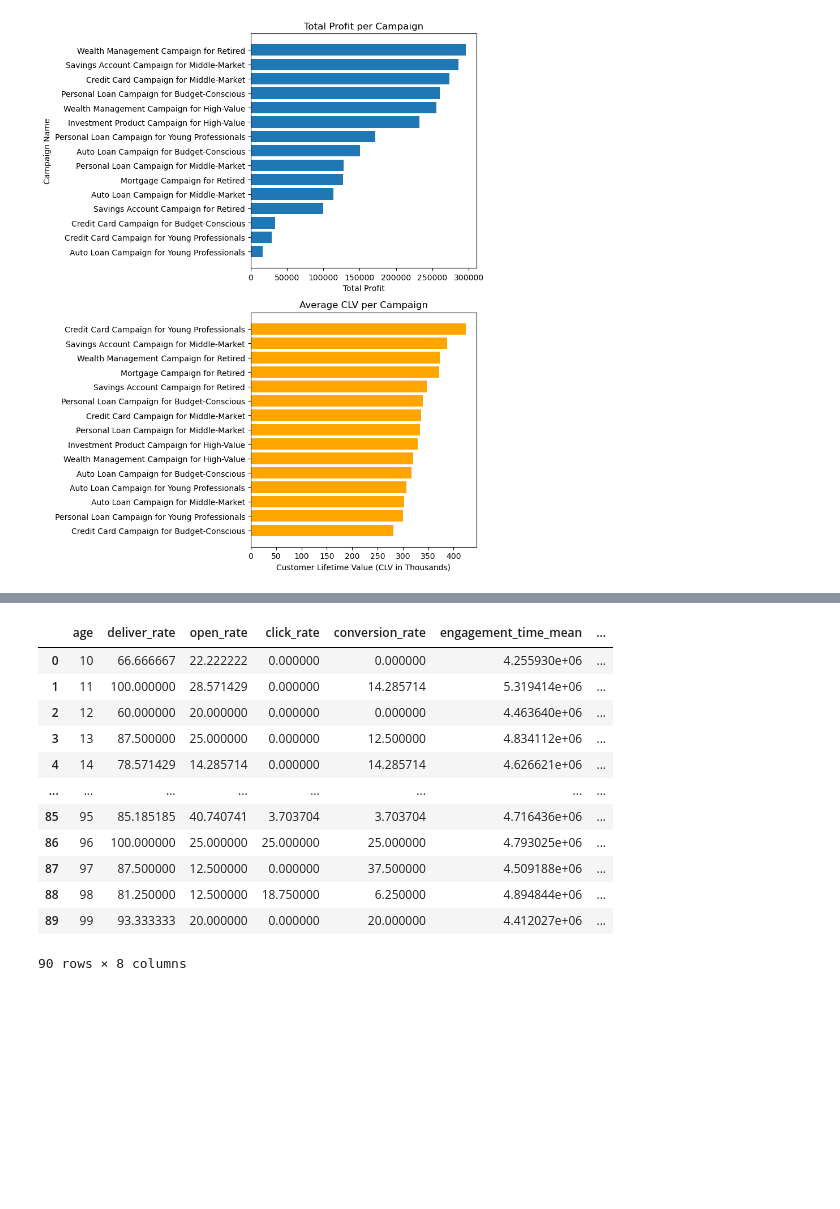
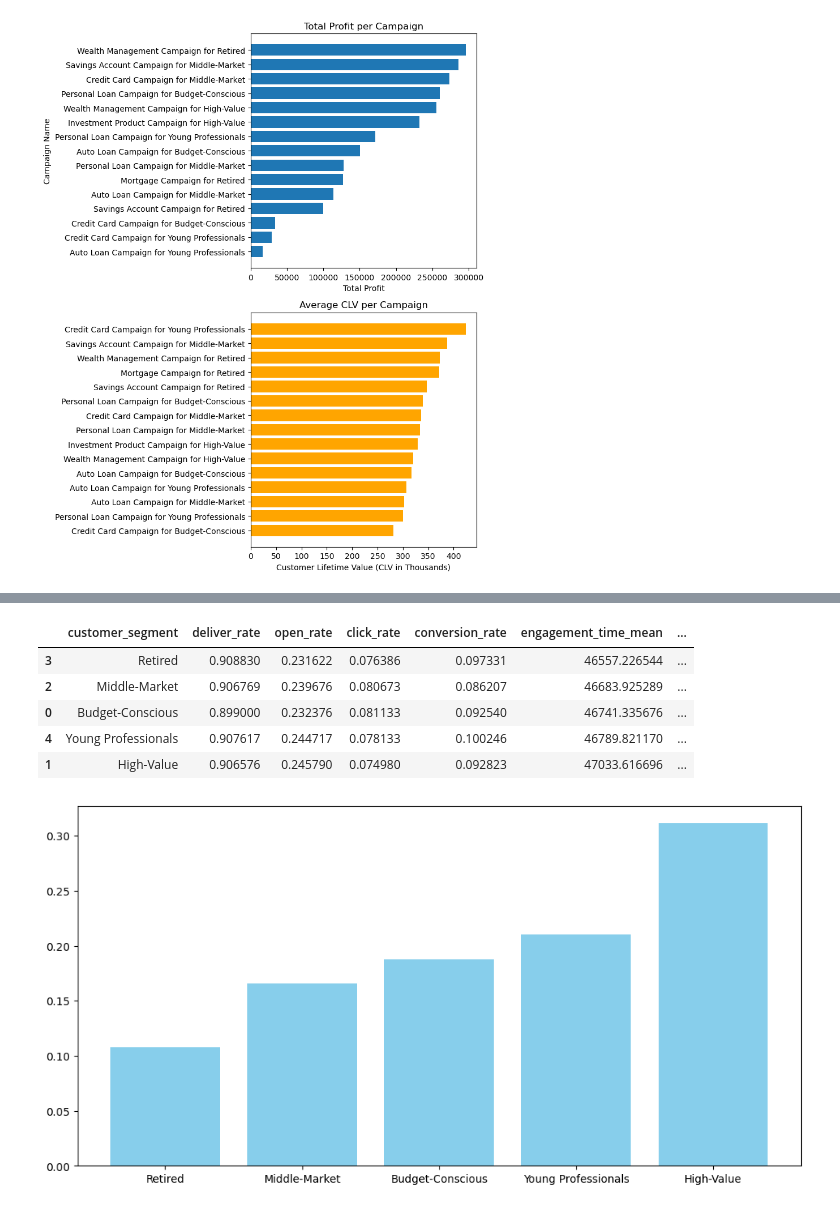
Before and after one commit to andrew250402/DSA3101-Project, a Jupyter notebook: Notebooks/a4-campaign-impact-analysis.ipynb, the cells around one changed output, grey strips where cells are left out. Cells and saved outputs as stored; diff of their text form; code cells hidden in the pictures; blank space fills up the shorter version.

```diff
--- a/Notebooks/a4-campaign-impact-analysis.ipynb
+++ b/Notebooks/a4-campaign-impact-analysis.ipynb
@@ -271,2 +269,4 @@ Text(0.5, 1.0, 'CLV vs Total Profit by Campaign')
 # %%
-df_customers = pd.read_csv("../Data DSA3101/customers.csv")
+customer_data = pd.read_csv("../Data DSA3101/filtered_customers_with_clusters.csv")
+
+customer_data.head()
@@ -273,8 +280,8 @@ df_customers = pd.read_csv("../Data DSA3101/customers.csv")
 # %%
-df2 = df_customers.merge(df_engagement,on="customer_id")
+df2 = customer_data.merge(df_engagement,on="customer_id")
 binary_columns = ['sent','delivered','opened','clicked','conversion_status']
 df2[binary_columns] = df[binary_columns].replace({"Yes": 1, "No": 0})
 
 df2["engagement_time"] = pd.to_timedelta(df2['engagement_time']).dt.total_seconds()
-df2['engagement_time']
+df2.head()
 # %% [output]
@@ -293,7 +295,3 @@ Name: engagement_time, Length: 28921, dtype: float64
-# %%
-df2["engagement_time_scaled"] = (df2["engagement_time"] - df2["engagement_time"].min()) / (
-    df2["engagement_time"].max() - df2["engagement_time"].min()
-)
 # %%
 def func(var,df2):
   df_job = (df2.groupby(var).agg(
@@ -302,7 +300,7 @@ def func(var,df2):
       click_rate = ('clicked','mean'),
       conversion_rate = ('conversion_status', 'mean'),
       engagement_time_mean = ('engagement_time', 'mean'))
-     .mul(100).reset_index()
+     .reset_index()
 )
 
   df_job["engagement_time_scaled"] = (df_job["engagement_time_mean"] - df_job["engagement_time_mean"].min()) / (
@@ -314,7 +312,12 @@ def func(var,df2):
       0.5 * df_job["click_rate"] +
       0.2 * df_job["engagement_time_scaled"]
   )
-  df_job
+  df_job = df_job.sort_values(by="engagement_score")
+
+  plt.figure(figsize=(12, 6))
+  plt.bar(df_job[var], df_job["engagement_score"], color="skyblue")
+  plt.show
+
   return df_job
 # %%
 func('job',df2)
@@ -366,16 +341,10 @@ df_job
 # %%
-func('age',df2)
+func("customer_segment",df2)
 # %% [output]
-|  | age | deliver_rate | open_rate | click_rate | conversion_rate | engagement_time_mean | ... |
-| 0 | 10 | 66.666667 | 22.222222 | 0.000000 | 0.000000 | 4.255930e+06 | ... |
-| 1 | 11 | 100.000000 | 28.571429 | 0.000000 | 14.285714 | 5.319414e+06 | ... |
-| 2 | 12 | 60.000000 | 20.000000 | 0.000000 | 0.000000 | 4.463640e+06 | ... |
-| 3 | 13 | 87.500000 | 25.000000 | 0.000000 | 12.500000 | 4.834112e+06 | ... |
-| 4 | 14 | 78.571429 | 14.285714 | 0.000000 | 14.285714 | 4.626621e+06 | ... |
-| ... | ... | ... | ... | ... | ... | ... | ... |
-| 85 | 95 | 85.185185 | 40.740741 | 3.703704 | 3.703704 | 4.716436e+06 | ... |
-| 86 | 96 | 100.000000 | 25.000000 | 25.000000 | 25.000000 | 4.793025e+06 | ... |
-| 87 | 97 | 87.500000 | 12.500000 | 0.000000 | 37.500000 | 4.509188e+06 | ... |
-| 88 | 98 | 81.250000 | 12.500000 | 18.750000 | 6.250000 | 4.894844e+06 | ... |
-| 89 | 99 | 93.333333 | 20.000000 | 0.000000 | 20.000000 | 4.412027e+06 | ... |
+|  | customer_segment | deliver_rate | open_rate | click_rate | conversion_rate | engagement_time_mean | ... |
+| 3 | Retired | 0.908830 | 0.231622 | 0.076386 | 0.097331 | 46557.226544 | ... |
+| 2 | Middle-Market | 0.906769 | 0.239676 | 0.080673 | 0.086207 | 46683.925289 | ... |
+| 0 | Budget-Conscious | 0.899000 | 0.232376 | 0.081133 | 0.092540 | 46741.335676 | ... |
+| 4 | Young Professionals | 0.907617 | 0.244717 | 0.078133 | 0.100246 | 46789.821170 | ... |
+| 1 | High-Value | 0.906576 | 0.245790 | 0.074980 | 0.092823 | 47033.616696 | ... |
-90 rows × 8 columns
+[figure, added]
```
Also changed, not shown: parts of 14 cells of this notebook, 1 other file.
